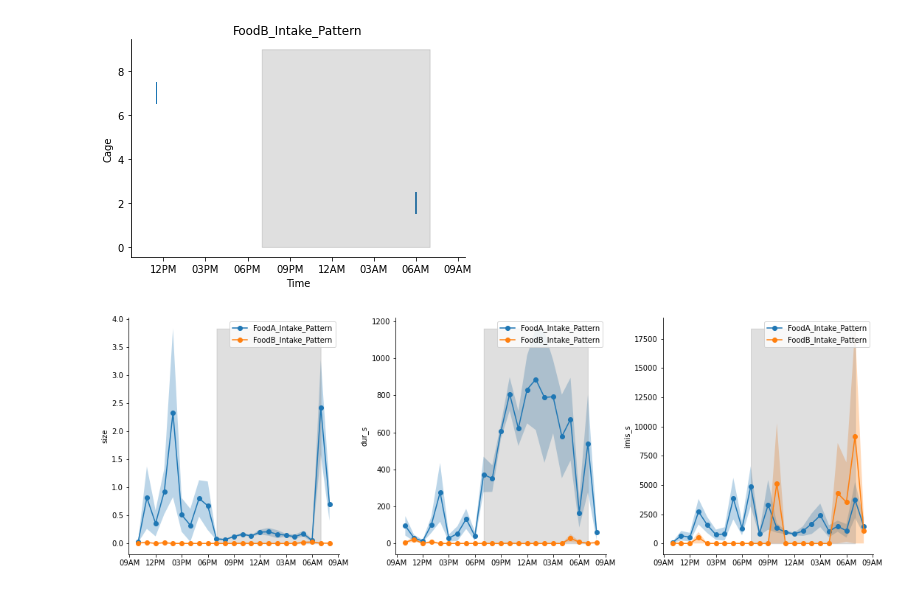
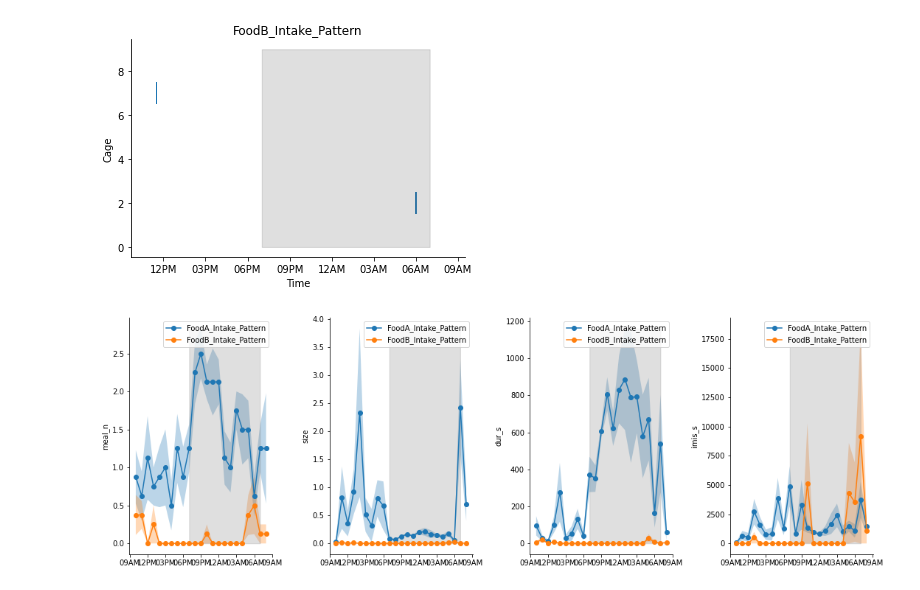
Before and after one commit to nathanielnyema/meal-patterns, a Jupyter notebook: meal_patterns.ipynb, the cells around one changed output. Saved outputs shown, nothing was run; the diff lists cells and outputs as text; code cells hidden in the pictures.

```diff
--- a/meal_patterns.ipynb
+++ b/meal_patterns.ipynb
@@ -57,13 +57,20 @@ sheets = [sheets_a, sheets_b, sheets_c, sheets_d]
 sheets = [i for i in sheets if len(i)>0]
 #@markdown Was this data collected with the labmaster?
 device = 'promethion' #@param ["promethion", "labmaster", "medpc"]{allow-input: false}
+#@markdown The path to a csv file sppecifying the counterbalance scheme
+cb_file = "" #@param{type: "string"}
+#@markdown If using data from medpc, please specify the length of the recording in hours. These files store the start time as the time when the boxes were loaded. Our lickometer scripts record time relative to the beginning of the session so we need to back solve for the start time.
+dur = 8 #@param {type: "number"}
 
 #############################################################################################################
 fpath = Path(fpath).resolve()
 fname = os.path.join(saveroot,f"{fpath.stem}_{inter_thresh}min_thresh_{start if start else 'unspec'}_start_{binsize_hr}hr_bins.xlsx")
-df = load_data(fpath, sheets, device, excl)
-start = start = df.start_dts.min() if start is None else datetime.datetime.combine(df.start_dts.min().date(), start)
+df = load_data(fpath, sheets, device, excl, dur = dur)
+start = df.start_dts.min() if start is None else datetime.datetime.combine(df.start_dts.min().date(), start)
 bout_stats, binned_stats = run_analysis(df, inter_thresh = inter_thresh,  binsize_hr = binsize_hr, start = start)
+if os.path.isfile(cb_file):
+    bout_stats = apply_cb(cb_file, bout_stats).set_index('bout_n', append=True)
+    binned_stats = apply_cb(cb_file, binned_stats).set_index('bins', append=True)
 stats = ['dur_s', 'size', 'imis_s', 'meal_n']
 
 #write the results to an excel spreadsheet
@@ -129,25 +153,25 @@ for s in bout_stats.index.get_level_values('feeder').unique():
 # %%
 #@title plot the binned data
 #NOTE: I'm plotting mean +/- sem here but i'm not sure the mean is the best representation of the data
 # especially for imi where the values are sparse
 
-fig,ax = plt.subplots(1,3, figsize = (15,5))
-stats = [ 'size','dur_s', 'imis_s']
+fig,ax = plt.subplots(1,4, figsize = (15,5))
+stats = [ 'meal_n', 'size','dur_s', 'imis_s']
 
 for i,stat in enumerate(stats):
     sems = binned_stats.fillna(0).groupby(['feeder','bins']).sem()
     mns =binned_stats.fillna(0).groupby(['feeder','bins']).mean()
     for s in bout_stats.index.get_level_values('feeder').unique():
         ax[i].plot(sems.loc[s].index, mns.loc[s][stat], marker = 'o', label = s)
         ax[i].fill_between(sems.loc[s].index, mns.loc[s][stat] - sems.loc[s][stat],
                            mns.loc[s][stat] + sems.loc[s][stat], alpha=0.3, )
     ax[i].xaxis.set_major_formatter(mdates.DateFormatter('%I%p'))
     ax[i].fill_between(ts, (mns - sems)[stat].min(), (mns + sems)[stat].max(),
                        where = night, color = 'gray', alpha = 0.25)
     ax[i].legend()
     ax[i].set_ylabel(stat)
 
 sns.despine()
 fig.tight_layout(pad = 1.)
 # %% [output]
-[figure, old version]
+[figure, new version]
```
Also changed, not shown: parts of 6 cells of this notebook, 1 other file.
